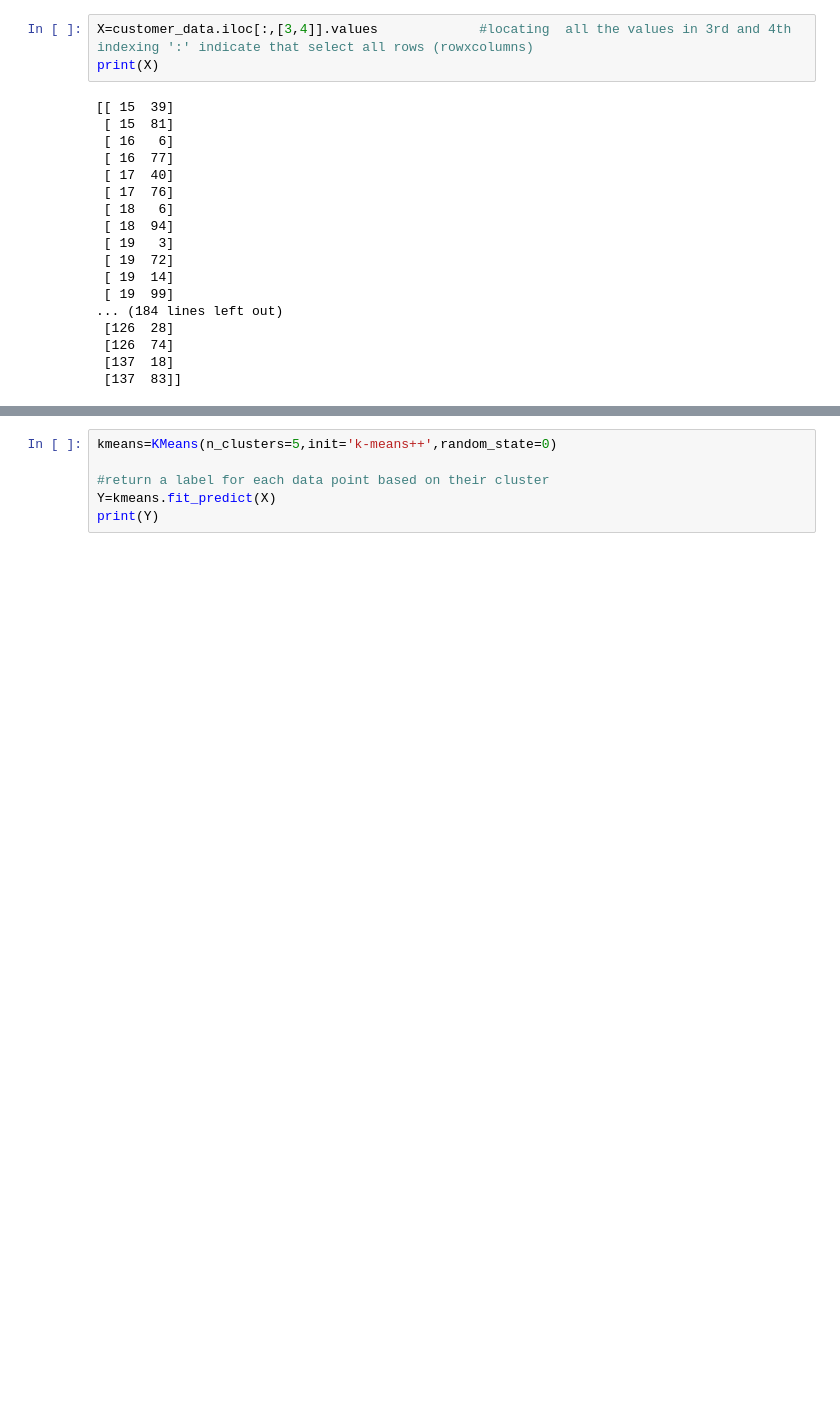
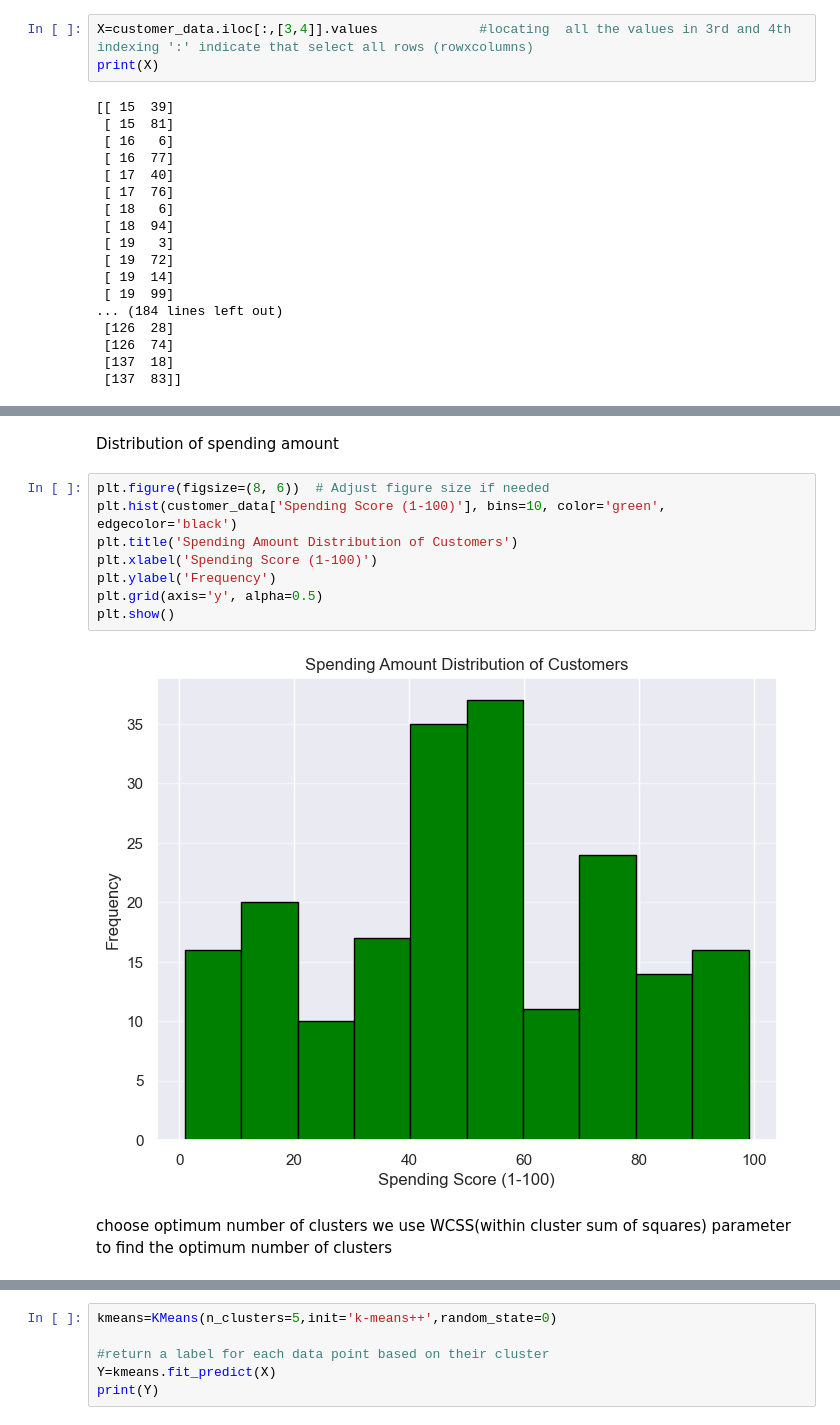
Before and after one commit to amayaambagaspitiya/CustomerSegment, a Jupyter notebook: CustomerSegment.ipynb, the cells around one changed output, grey strips where cells are left out. Drawn from its saved outputs; the diff is of its cells as text; blank space fills up the shorter version.

```diff
--- a/CustomerSegment.ipynb
+++ b/CustomerSegment.ipynb
@@ -102,0 +120,15 @@ Optimum number of clusters = 5
+# %% [markdown]
+Distribution of spending amount
+# %%
+plt.figure(figsize=(8, 6))  # Adjust figure size if needed
+plt.hist(customer_data['Spending Score (1-100)'], bins=10, color='green', edgecolor='black')
+plt.title('Spending Amount Distribution of Customers')
+plt.xlabel('Spending Score (1-100)')
+plt.ylabel('Frequency')
+plt.grid(axis='y', alpha=0.5)
+plt.show()
+# %% [output]
+[figure, added]
+# %% [markdown]
+choose optimum number of clusters
+we use WCSS(within cluster sum of squares) parameter to find the optimum number of clusters
```
Also changed, not shown: parts of 14 cells of this notebook.
